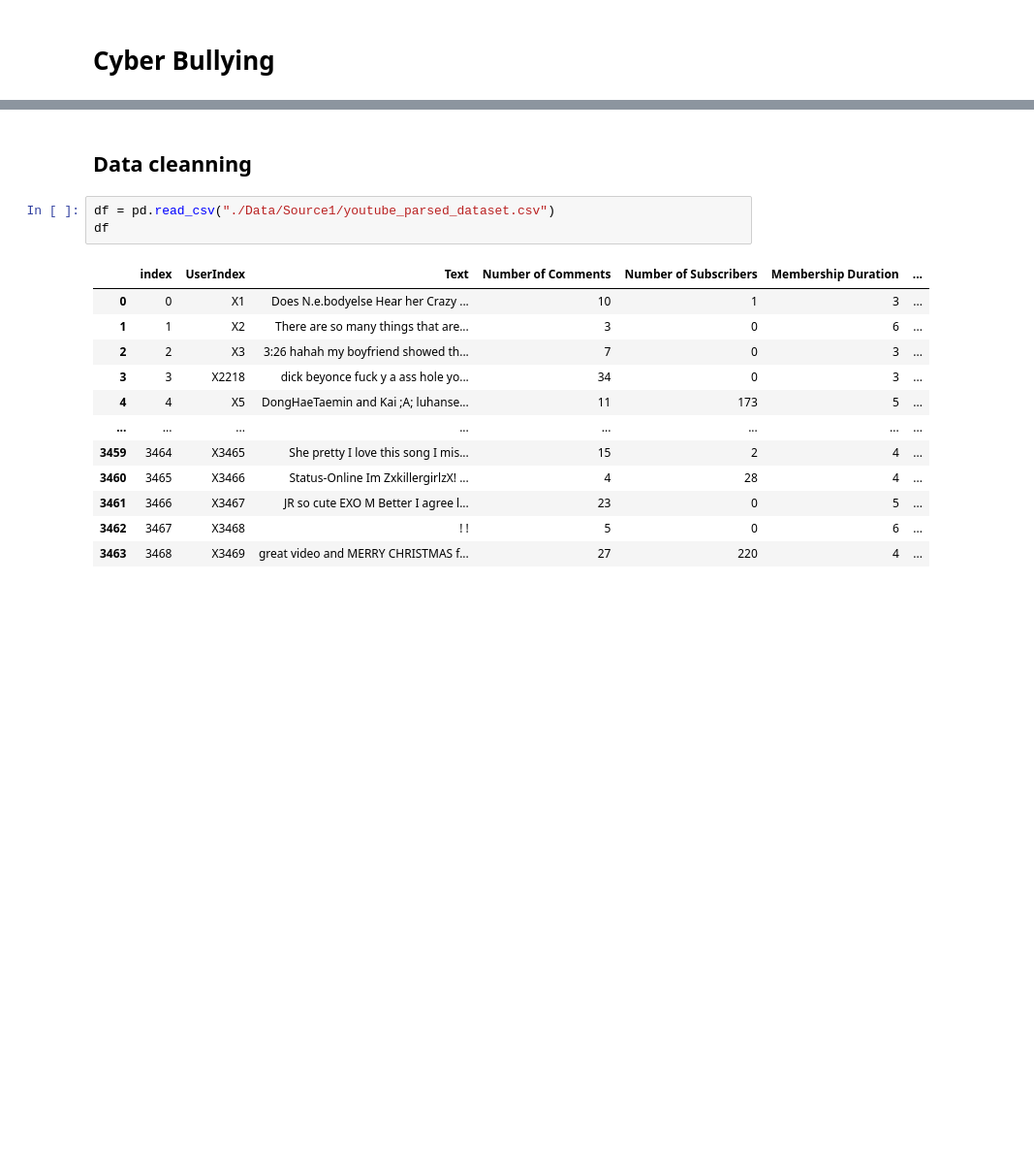
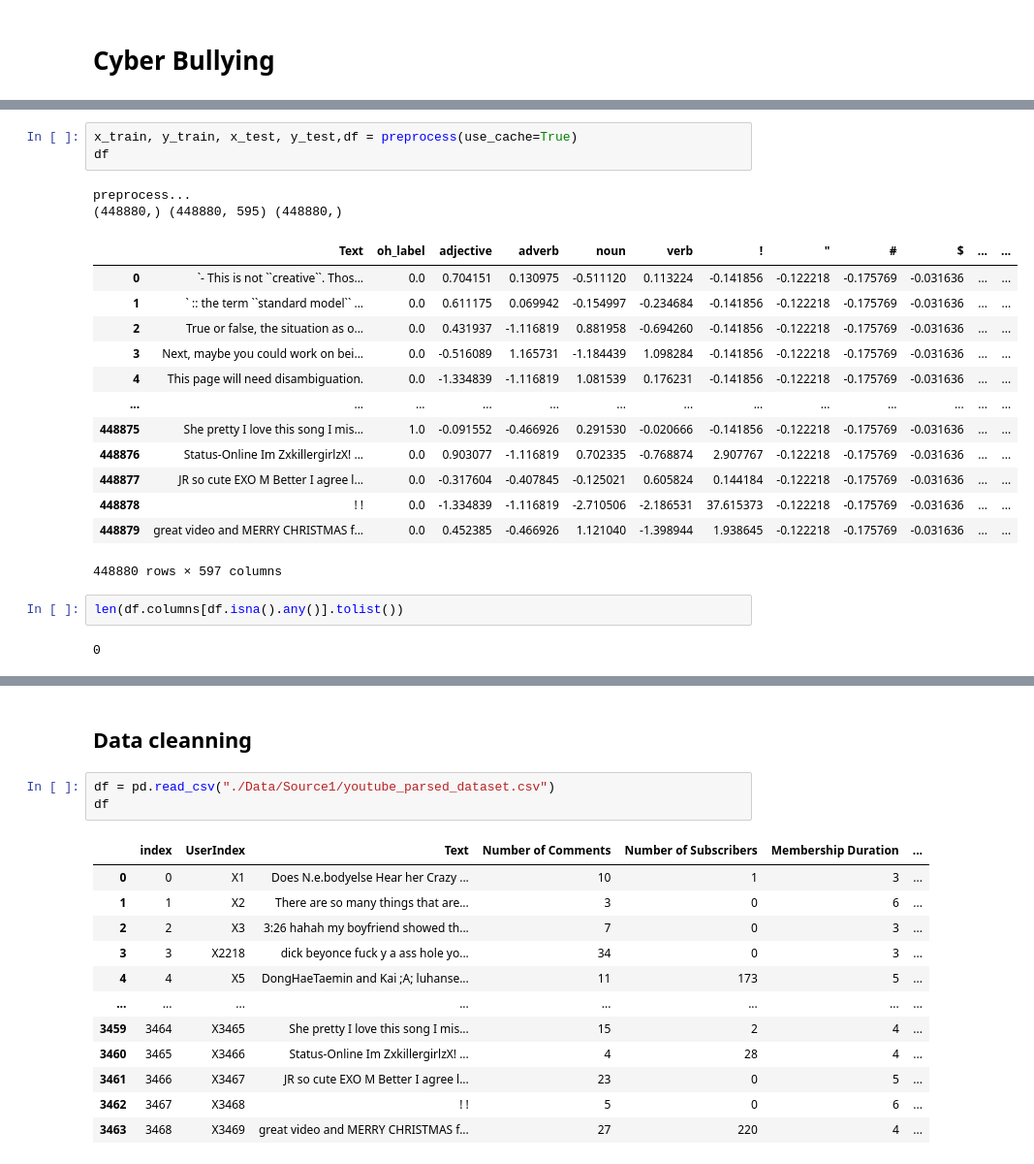
Before and after one commit to YD5463/CyberbullyingDetector, a Jupyter notebook: Notebooks/simple.ipynb, the cells around one changed output, grey strips where cells are left out. Shown: that part at 97% size. Cells and saved outputs as stored; diff of their text form; blank space fills up the shorter version.

```diff
--- a/Notebooks/simple.ipynb
+++ b/Notebooks/simple.ipynb
@@ -42,0 +175,23 @@ Synset example :  []
+# %%
+x_train, y_train, x_test, y_test,df = preprocess(use_cache=True)
+df
+# %% [output]
+preprocess...
+(448880,) (448880, 595) (448880,)
+|  | Text | oh_label | adjective | adverb | noun | verb | ! | " | # | $ | ... | ... |
+| 0 | `- This is not ``creative``. Thos... | 0.0 | 0.704151 | 0.130975 | -0.511120 | 0.113224 | -0.141856 | -0.122218 | -0.175769 | -0.031636 | ... | ... |
+| 1 | ` :: the term ``standard model`` ... | 0.0 | 0.611175 | 0.069942 | -0.154997 | -0.234684 | -0.141856 | -0.122218 | -0.175769 | -0.031636 | ... | ... |
+| 2 | True or false, the situation as o... | 0.0 | 0.431937 | -1.116819 | 0.881958 | -0.694260 | -0.141856 | -0.122218 | -0.175769 | -0.031636 | ... | ... |
+| 3 | Next, maybe you could work on bei... | 0.0 | -0.516089 | 1.165731 | -1.184439 | 1.098284 | -0.141856 | -0.122218 | -0.175769 | -0.031636 | ... | ... |
+| 4 | This page will need disambiguation. | 0.0 | -1.334839 | -1.116819 | 1.081539 | 0.176231 | -0.141856 | -0.122218 | -0.175769 | -0.031636 | ... | ... |
+| ... | ... | ... | ... | ... | ... | ... | ... | ... | ... | ... | ... | ... |
+| 448875 | She pretty I love this song I mis... | 1.0 | -0.091552 | -0.466926 | 0.291530 | -0.020666 | -0.141856 | -0.122218 | -0.175769 | -0.031636 | ... | ... |
+| 448876 | Status-Online Im ZxkillergirlzX! ... | 0.0 | 0.903077 | -1.116819 | 0.702335 | -0.768874 | 2.907767 | -0.122218 | -0.175769 | -0.031636 | ... | ... |
+| 448877 | JR so cute EXO M Better I agree l... | 0.0 | -0.317604 | -0.407845 | -0.125021 | 0.605824 | 0.144184 | -0.122218 | -0.175769 | -0.031636 | ... | ... |
+| 448878 | ! ! | 0.0 | -1.334839 | -1.116819 | -2.710506 | -2.186531 | 37.615373 | -0.122218 | -0.175769 | -0.031636 | ... | ... |
+| 448879 | great video and MERRY CHRISTMAS f... | 0.0 | 0.452385 | -0.466926 | 1.121040 | -1.398944 | 1.938645 | -0.122218 | -0.175769 | -0.031636 | ... | ... |
+448880 rows × 597 columns
+# %%
+len(df.columns[df.isna().any()].tolist())
+# %% [output]
+0
```
Also changed, not shown: parts of 7 cells of this notebook, 3 other files.
